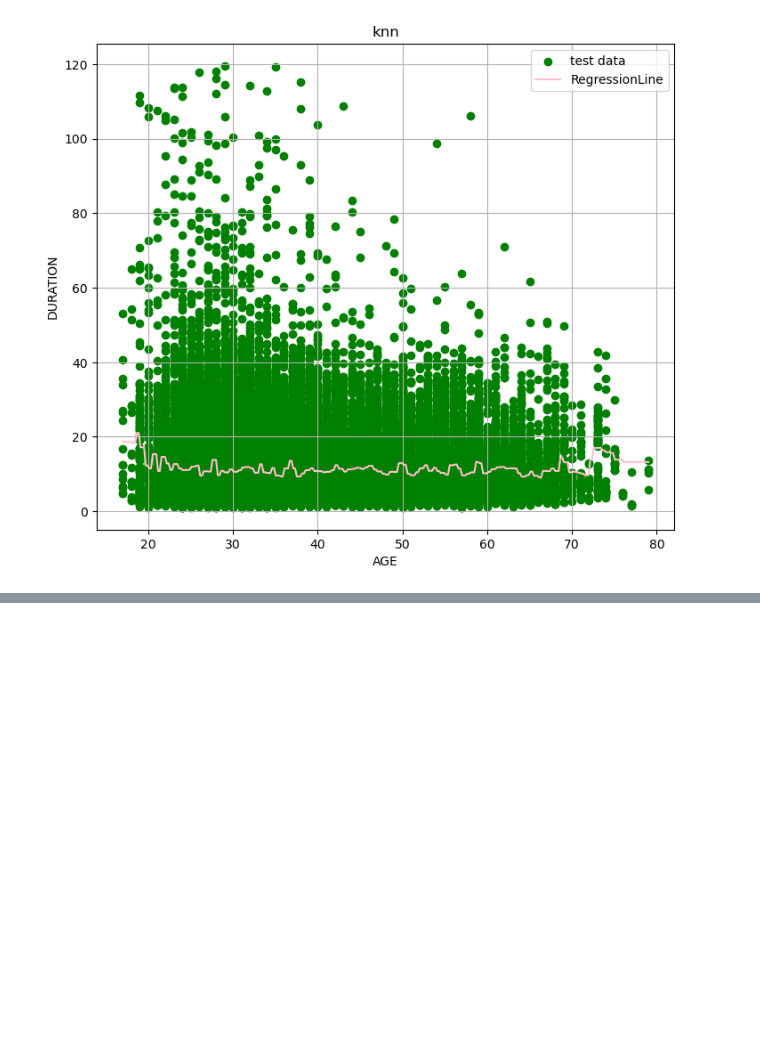
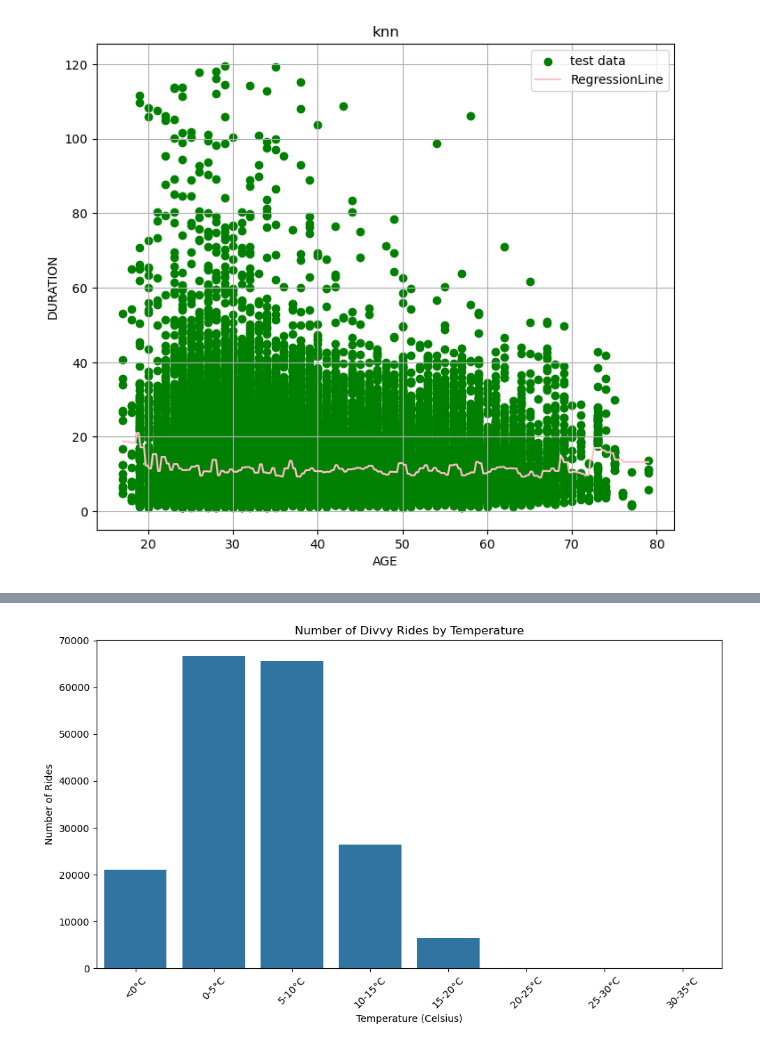
Before and after one commit to crpualuan/ChicagoBikeProject, a Jupyter notebook: Milestone_2.ipynb, the cells around one changed output, grey strips where cells are left out. Saved outputs shown, nothing was run; the diff lists cells and outputs as text; code cells hidden in the pictures; blank space fills up the shorter version.

```diff
--- a/Milestone_2.ipynb
+++ b/Milestone_2.ipynb
@@ -891,0 +960,7 @@ notes:
+# %%
+
+weather.columns = weather.columns.str.replace('"', '').str.strip()
+weather = weather.applymap(lambda x: x.replace('"', '').strip() if isinstance(x, str) else x)
+weather = weather[['DATE', 'HourlyDryBulbTemperature', 'HourlyPrecipitation', 'HourlyWindSpeed']]
+n = 5
+weather.head()
@@ -891,0 +1056,18 @@ notes:
+# %%
+
+
+divvy = pd.read_csv('Divvy_Trips_Chicago.csv')
+
+divvy.columns = divvy.columns.str.replace('"', '').str.strip()
+divvy = divvy.applymap(lambda x: x.replace('"', '').strip() if isinstance(x, str) else x)
+
+divvy['START TIME'] = pd.to_datetime(divvy['START TIME'])
+divvy['STOP TIME'] = pd.to_datetime(divvy['STOP TIME'])
+
+divvy['datetime_hour'] = divvy['START TIME'].dt.floor('h')
+divvy = divvy[(divvy['datetime_hour'] >= '2019-03-01') & (divvy['datetime_hour'] < '2019-04-01')]
+weather['datetime_hour'] = pd.to_datetime(weather['DATE']).dt.floor('h')
+merged = pd.merge(divvy, weather, on='datetime_hour', how='left')
+
+print(merged.shape)
+print(merged[['HourlyDryBulbTemperature', 'HourlyPrecipitation', 'HourlyWindSpeed']].isna().mean())
@@ -891,0 +1095,19 @@ notes:
+# %%
+#Divvy Rides by Temperature
+#Convert Fahrenheit to Celsius
+merged['HourlyDryBulbTemperature_C'] = (merged['HourlyDryBulbTemperature'] - 32) * 5/9
+
+bins = [-10, 0, 5, 10, 15, 20, 25, 30, 35]
+labels = ['<0°C', '0-5°C', '5-10°C', '10-15°C', '15-20°C', '20-25°C', '25-30°C', '30-35°C']
+merged['temp_bin'] = pd.cut(merged['HourlyDryBulbTemperature_C'], bins=bins, labels=labels)
+
+plt.figure(figsize=(10,6))
+sns.countplot(data=merged, x='temp_bin', order=labels)
+plt.title('Number of Divvy Rides by Temperature')
+plt.xlabel('Temperature (Celsius)')
+plt.ylabel('Number of Rides')
+plt.xticks(rotation=45)
+plt.tight_layout()
+plt.show()
+# %% [output]
+[figure, added]
```
Also changed, not shown: parts of 22 cells of this notebook.
